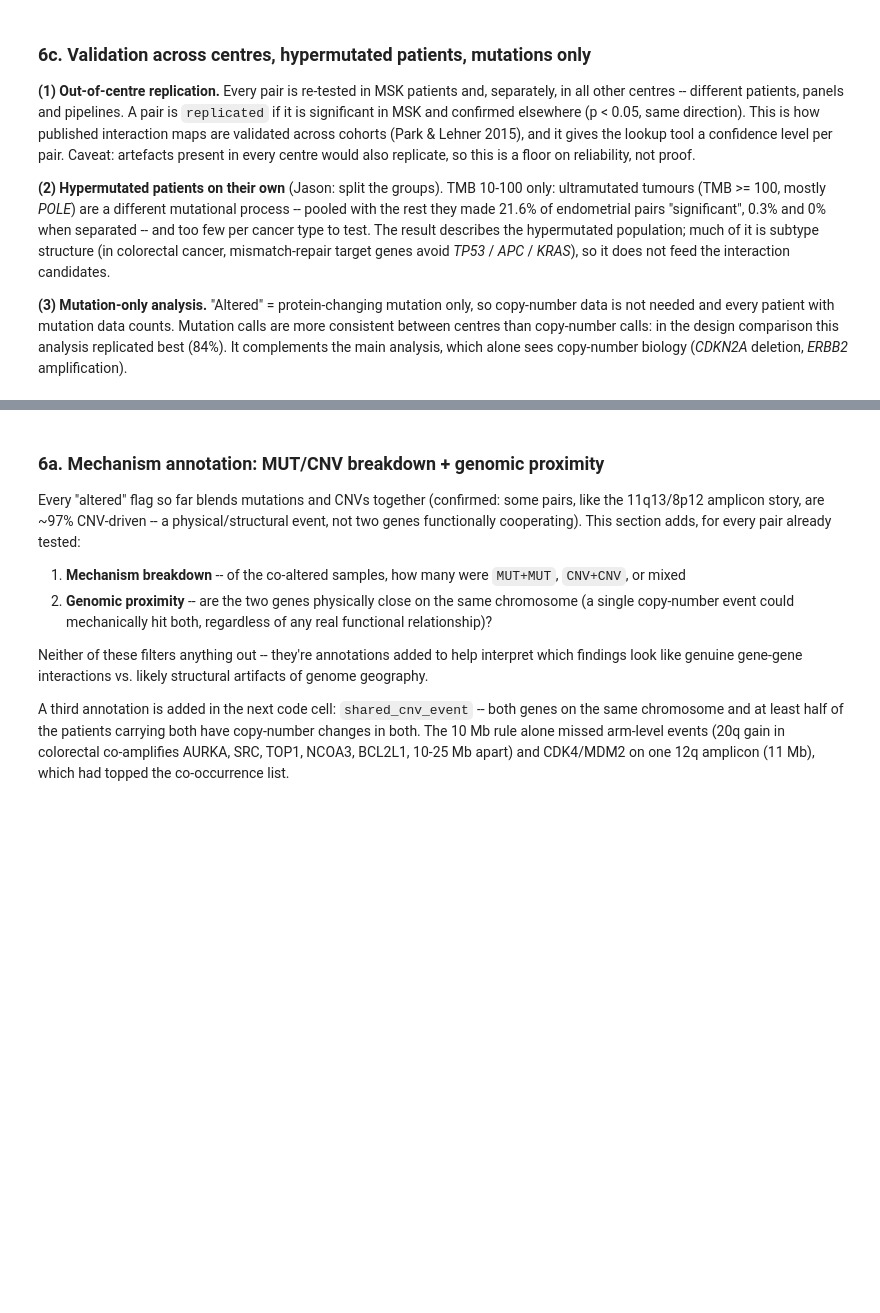
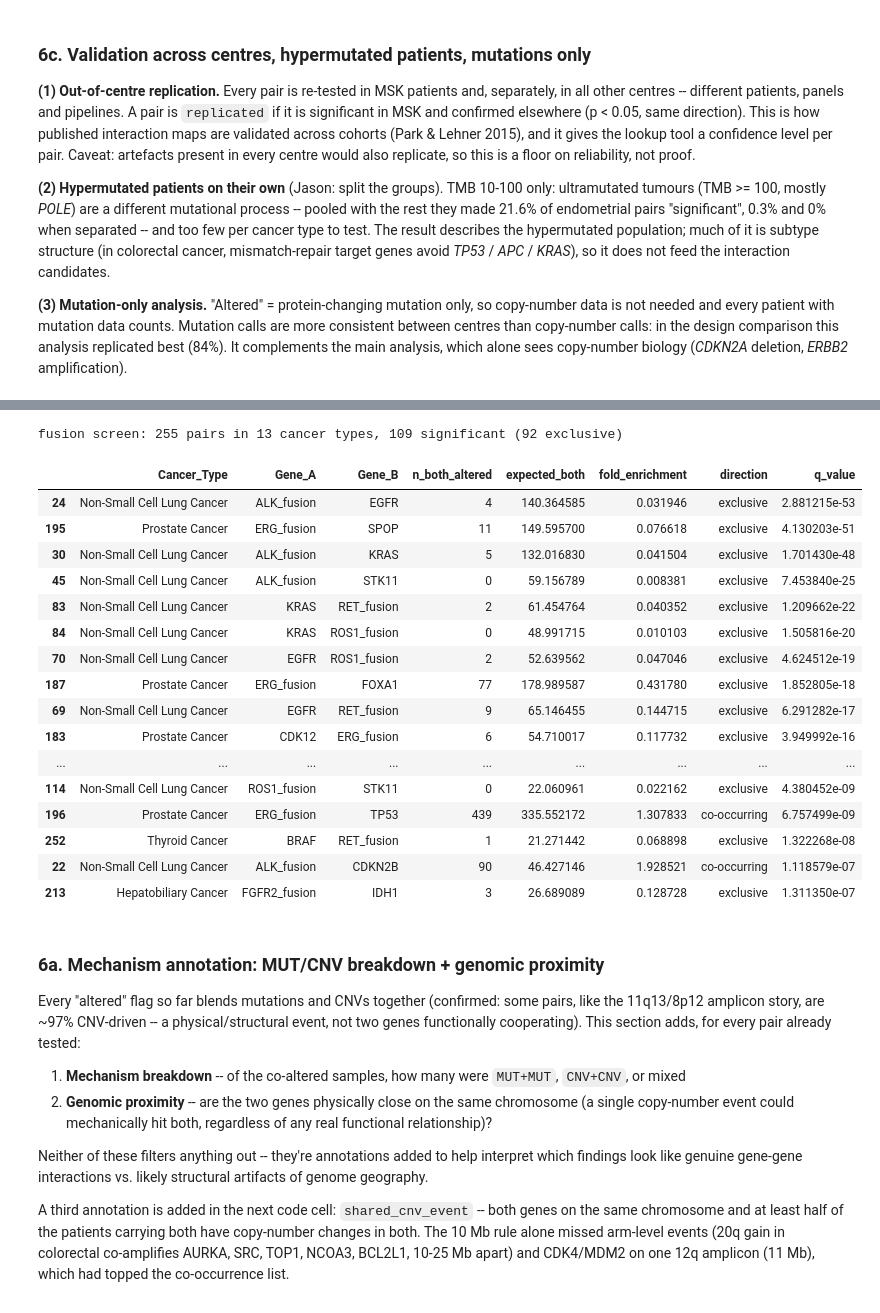
Before and after one commit to Wlimni/Learning-Cancer-Mutation-Landscapes-from-Large-Scale-Mutation-Testing-Data-fyp, a Jupyter notebook: notebooks/02_phase2_comutation_matrix.ipynb, the cells around one changed output, grey strips where cells are left out. Cells and saved outputs as stored; diff of their text form; code cells hidden in the pictures; blank space fills up the shorter version.

```diff
--- a/notebooks/02_phase2_comutation_matrix.ipynb
+++ b/notebooks/02_phase2_comutation_matrix.ipynb
@@ -1337,3 +1400,48 @@ mutation-only: 2,403 pairs in 57 cancer types (155,020 patients), 573 significan
+# %%
+fusion_rows = alterations[alterations["Alteration_Type"] == "SV"]
+fus_frames = []
+for ct in tqdm(qualifying_cancer_types, desc="fusion screen"):
+    carriers = fusion_rows[fusion_rows["CANCER_TYPE"] == ct].groupby("Hugo_Symbol")["Sample_ID"].nunique()
+    fusions_here = set(carriers[carriers >= MIN_FUSION_CARRIERS].index)
+    if not fusions_here:
+        continue
+    ct_pairs = comutation_pairs[comutation_pairs["Cancer_Type"] == ct]
+    genes = (set(ct_pairs["Gene_A"]) | set(ct_pairs["Gene_B"])) - set(fusion_rows["Hugo_Symbol"])
+    with analysing(MIN_GENE_ALT_FRACTION=0.0, MIN_GENE_ALT_ABS=1):
+        res = test_cancer_type(ct, allowed_genes=genes | fusions_here, require_cna_tested=True)
+    if res.empty:
+        continue
+    res = res[res["Gene_A"].isin(fusions_here) | res["Gene_B"].isin(fusions_here)].copy()
+    if res.empty:
+        continue
+    res["q_value"] = bh_fdr(res["p_value"].to_numpy())
+    fus_frames.append(res)
+comutation_pairs_fusions = pd.concat(fus_frames, ignore_index=True)
+comutation_pairs_fusions.to_parquet(PROCESSED_DIR / "comutation_pairs_fusions.parquet", index=False)
+_s = comutation_pairs_fusions[comutation_pairs_fusions["q_value"] < 0.05]
+print(f"fusion screen: {len(comutation_pairs_fusions):,} pairs in {comutation_pairs_fusions['Cancer_Type'].nunique()} "
+      f"cancer types, {len(_s):,} significant ({(_s['direction'] == 'exclusive').sum():,} exclusive)")
+_s.sort_values("q_value")[["Cancer_Type", "Gene_A", "Gene_B", "n_both_altered", "expected_both",
+                           "fold_enrichment", "direction", "q_value"]].head(20)
+# %% [output]
+fusion screen: 255 pairs in 13 cancer types, 109 significant (92 exclusive)
+|  | Cancer_Type | Gene_A | Gene_B | n_both_altered | expected_both | fold_enrichment | direction | q_value |
+| 24 | Non-Small Cell Lung Cancer | ALK_fusion | EGFR | 4 | 140.364585 | 0.031946 | exclusive | 2.881215e-53 |
+| 195 | Prostate Cancer | ERG_fusion | SPOP | 11 | 149.595700 | 0.076618 | exclusive | 4.130203e-51 |
+| 30 | Non-Small Cell Lung Cancer | ALK_fusion | KRAS | 5 | 132.016830 | 0.041504 | exclusive | 1.701430e-48 |
+| 45 | Non-Small Cell Lung Cancer | ALK_fusion | STK11 | 0 | 59.156789 | 0.008381 | exclusive | 7.453840e-25 |
+| 83 | Non-Small Cell Lung Cancer | KRAS | RET_fusion | 2 | 61.454764 | 0.040352 | exclusive | 1.209662e-22 |
+| 84 | Non-Small Cell Lung Cancer | KRAS | ROS1_fusion | 0 | 48.991715 | 0.010103 | exclusive | 1.505816e-20 |
+| 70 | Non-Small Cell Lung Cancer | EGFR | ROS1_fusion | 2 | 52.639562 | 0.047046 | exclusive | 4.624512e-19 |
+| 187 | Prostate Cancer | ERG_fusion | FOXA1 | 77 | 178.989587 | 0.431780 | exclusive | 1.852805e-18 |
+| 69 | Non-Small Cell Lung Cancer | EGFR | RET_fusion | 9 | 65.146455 | 0.144715 | exclusive | 6.291282e-17 |
+| 183 | Prostate Cancer | CDK12 | ERG_fusion | 6 | 54.710017 | 0.117732 | exclusive | 3.949992e-16 |
+| ... | ... | ... | ... | ... | ... | ... | ... | ... |
+| 114 | Non-Small Cell Lung Cancer | ROS1_fusion | STK11 | 0 | 22.060961 | 0.022162 | exclusive | 4.380452e-09 |
+| 196 | Prostate Cancer | ERG_fusion | TP53 | 439 | 335.552172 | 1.307833 | co-occurring | 6.757499e-09 |
+| 252 | Thyroid Cancer | BRAF | RET_fusion | 1 | 21.271442 | 0.068898 | exclusive | 1.322268e-08 |
+| 22 | Non-Small Cell Lung Cancer | ALK_fusion | CDKN2B | 90 | 46.427146 | 1.928521 | co-occurring | 1.118579e-07 |
+| 213 | Hepatobiliary Cancer | FGFR2_fusion | IDH1 | 3 | 26.689089 | 0.128728 | exclusive | 1.311350e-07 |
 # %% [markdown]
 ### 6a. Mechanism annotation: MUT/CNV breakdown + genomic proximity
 
```
Also changed, not shown: parts of 20 cells of this notebook, 32 other files.
